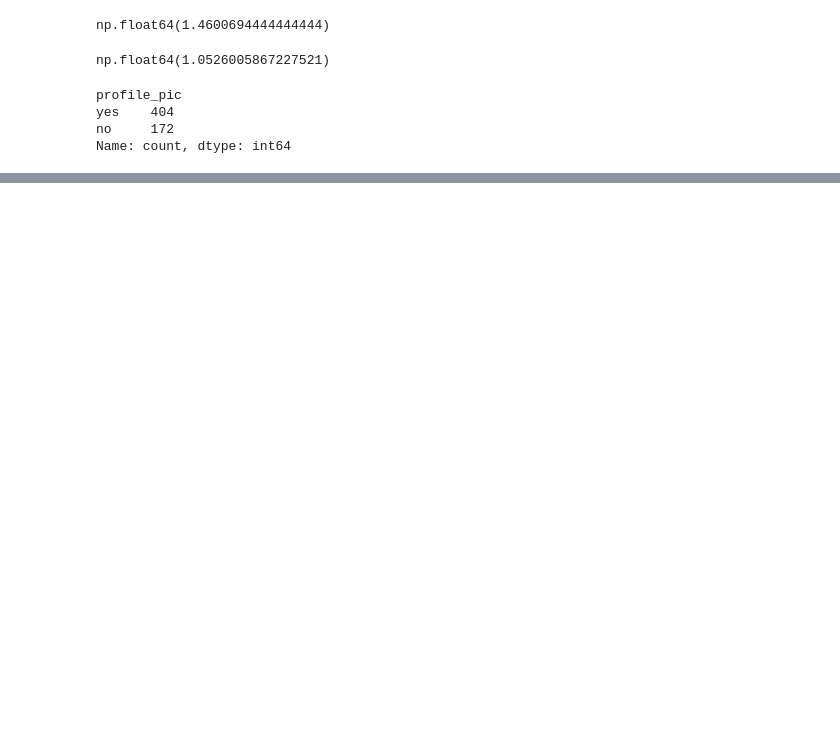
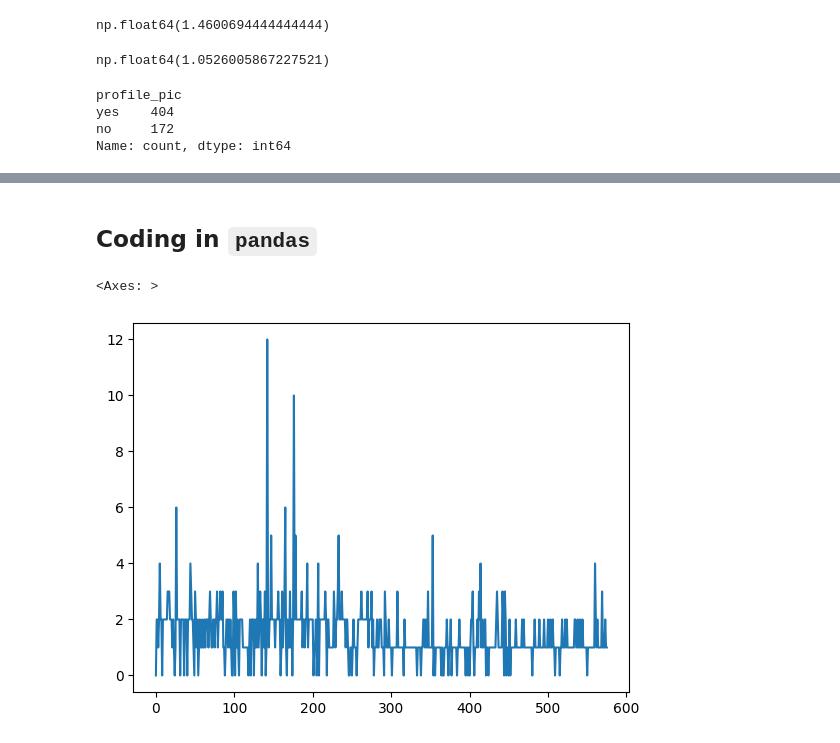
Before and after one commit to didixy/data-science-ue, a Jupyter notebook: code/lektion_01.ipynb, the cells around one changed output, grey strips where cells are left out. Drawn from its saved outputs; the diff is of its cells as text; code cells hidden in the pictures; blank space fills up the shorter version.

Commit message:
Data darstellungen

```diff
--- a/code/lektion_01.ipynb
+++ b/code/lektion_01.ipynb
@@ -81,3 +81,10 @@ data.select_dtypes(include="number").corr()
 | num_posts | -0.157442 | 0.073350 | -0.057716 | 0.144824 | 1.000000 | ... |
 | num_followers | -0.063386 | 0.033532 | -0.027388 | 0.006369 | 0.325895 | ... |
 | num_follows | -0.172413 | 0.094855 | -0.067971 | 0.226561 | 0.098225 | ... |
+# %% [markdown]
+## Coding in `pandas`
+# %%
+data["words_fullname"].plot()
+# %% [output]
+<Axes: >
+[figure, added]
```
Also changed, not shown: parts of 7 cells of this notebook.
